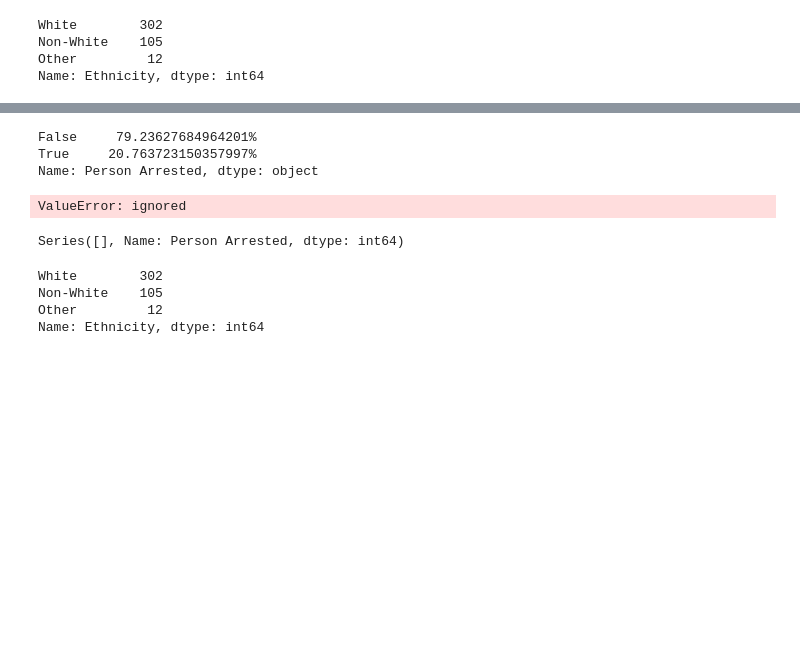
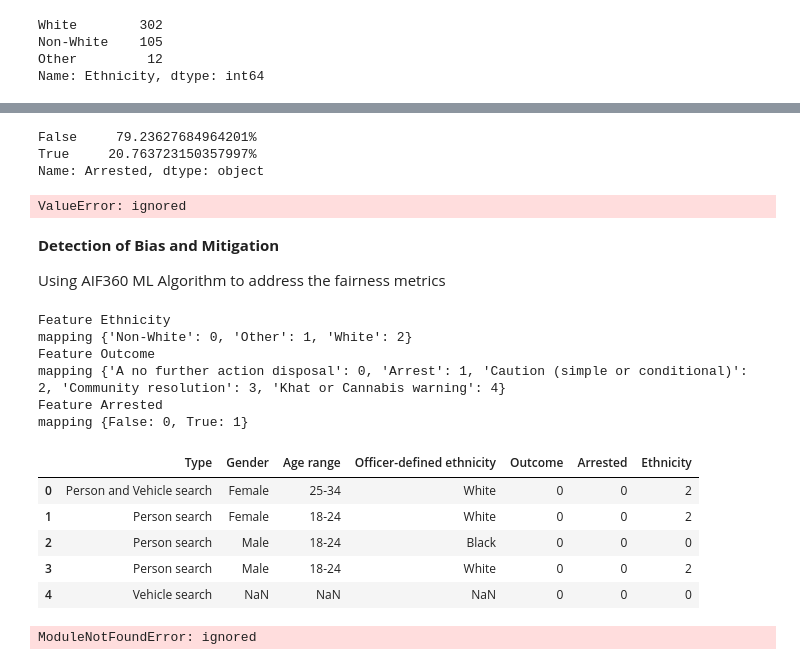
Before and after one commit to arunravi8595/Bias-detection, a Jupyter notebook: UK_police_bias.ipynb, the cells around one changed output, grey strips where cells are left out. Saved outputs shown, nothing was run; the diff lists cells and outputs as text; code cells hidden in the pictures; blank space fills up the shorter version.

```diff
--- a/UK_police_bias.ipynb
+++ b/UK_police_bias.ipynb
@@ -127,6 +176,11 @@ for i in graph.patches:
 # %%
-Police_search['Person Arrested'].value_counts(normalize=True).mul(100).astype(str)+'%'
+Police_search['Arrested'].value_counts(normalize=True).mul(100).astype(str)+'%'
 # %% [output]
 False     79.23627684964201%
 True     20.763723150357997%
-Name: Person Arrested, dtype: object
+Name: Arrested, dtype: object
+# %%
+arrested_df = Police_search[Police_search["Arrested"] == "True"]
+sns.countplot(x = "Ethnicity", data = arrested_df)
+# %% [output]
+ValueError: ignored
@@ -133,16 +189,7 @@ Name: Person Arrested, dtype: object
 # %%
-Ethnic_Arrest = Police_search[Police_search["Person Arrested"] == "TRUE"]
+Ethnic_Arrest = Police_search[Police_search["Arrested"] == "TRUE"]
 sns.countplot(x = "Ethnicity", data = Ethnic_Arrest)
-# %% [output]
-ValueError: ignored
-# %%
-Ethnic_Arrest["Person Arrested"].value_counts()
-# %% [output]
-Series([], Name: Person Arrested, dtype: int64)
-# %%
-Police_search["Ethnicity"].value_counts()
-# %% [output]
-White        302
-Non-White    105
-Other         12
-Name: Ethnicity, dtype: int64
+# %% [markdown]
+**Detection of Bias and Mitigation**
+
+Using AIF360 ML Algorithm to address the fairness metrics
@@ -148,0 +222,34 @@ Name: Ethnicity, dtype: int64
+# %%
+from sklearn import preprocessing
+
+categorical_column = ['Ethnicity', 'Outcome', 'Arrested',]
+data_encoded = Police_search.copy(deep=True)
+#Use Scikit-learn label encoding to encode character data
+lab_enc = preprocessing.LabelEncoder()
+for col in categorical_column:
+        data_encoded[col] = lab_enc.fit_transform(Police_search[col])
+        le_name_mapping = dict(zip(lab_enc.classes_, lab_enc.transform(lab_enc.classes_)))
+        print('Feature', col)
+        print('mapping', le_name_mapping)
+
+
+data_encoded.head()
+# %% [output]
+Feature Ethnicity
+mapping {'Non-White': 0, 'Other': 1, 'White': 2}
+Feature Outcome
+mapping {'A no further action disposal': 0, 'Arrest': 1, 'Caution (simple or conditional)': 2, 'Community resolution': 3, 'Khat or Cannabis warning': 4}
+Feature Arrested
+mapping {False: 0, True: 1}
+|  | Type | Gender | Age range | Officer-defined ethnicity | Outcome | Arrested | Ethnicity |
+| 0 | Person and Vehicle search | Female | 25-34 | White | 0 | 0 | 2 |
+| 1 | Person search | Female | 18-24 | White | 0 | 0 | 2 |
+| 2 | Person search | Male | 18-24 | Black | 0 | 0 | 0 |
+| 3 | Person search | Male | 18-24 | White | 0 | 0 | 2 |
+| 4 | Vehicle search | NaN | NaN | NaN | 0 | 0 | 0 |
+# %%
+from Pipeline_LabelEncoder.sklearn_label_encoder import PipelineLabelEncoder
+
+preprocessed_data = PipelineLabelEncoder(columns = ['Ethnicity','Outcome', 'Person Arrested']).fit_transform(data_encoded)
+# %% [output]
+ModuleNotFoundError: ignored
```
Also changed, not shown: parts of 14 cells of this notebook.
